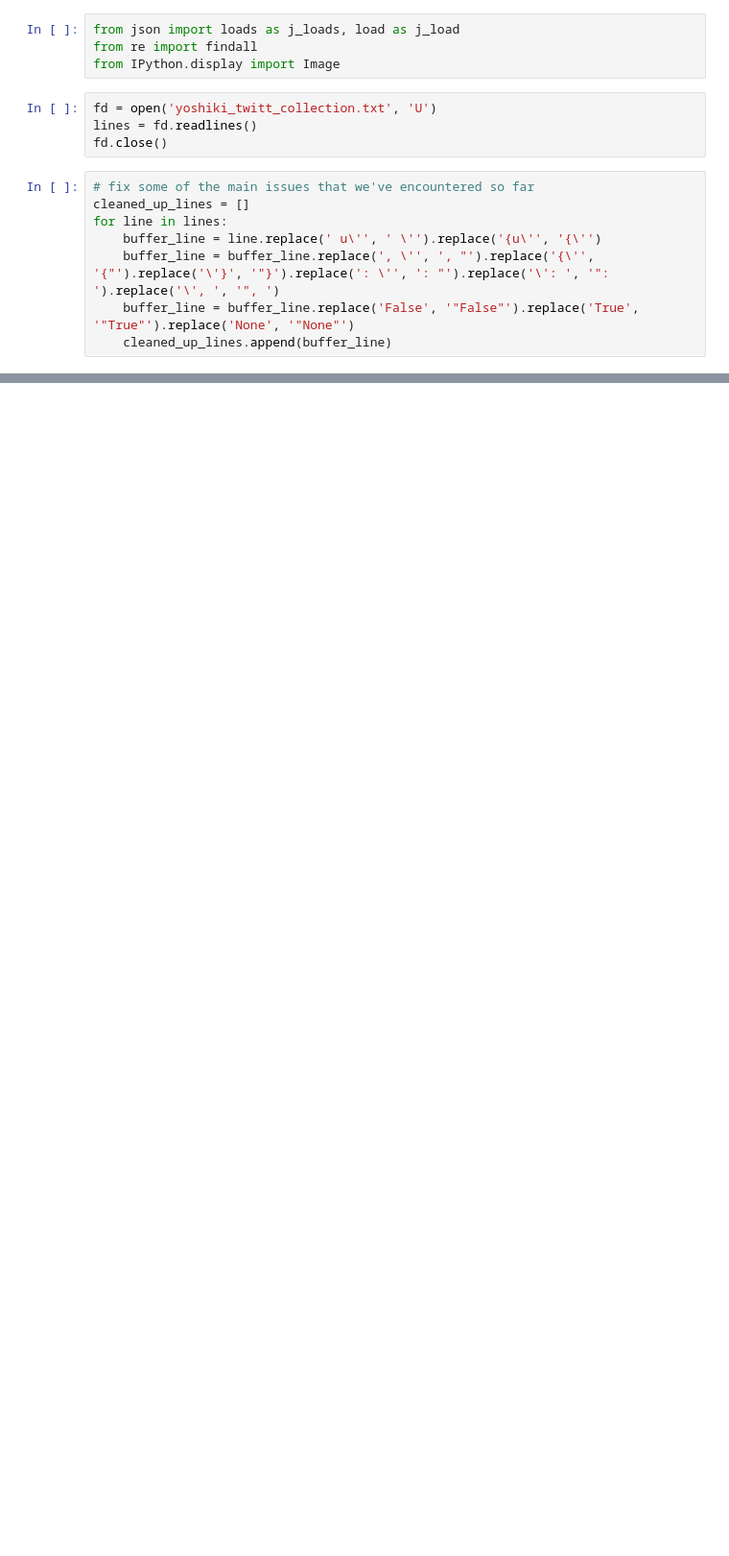
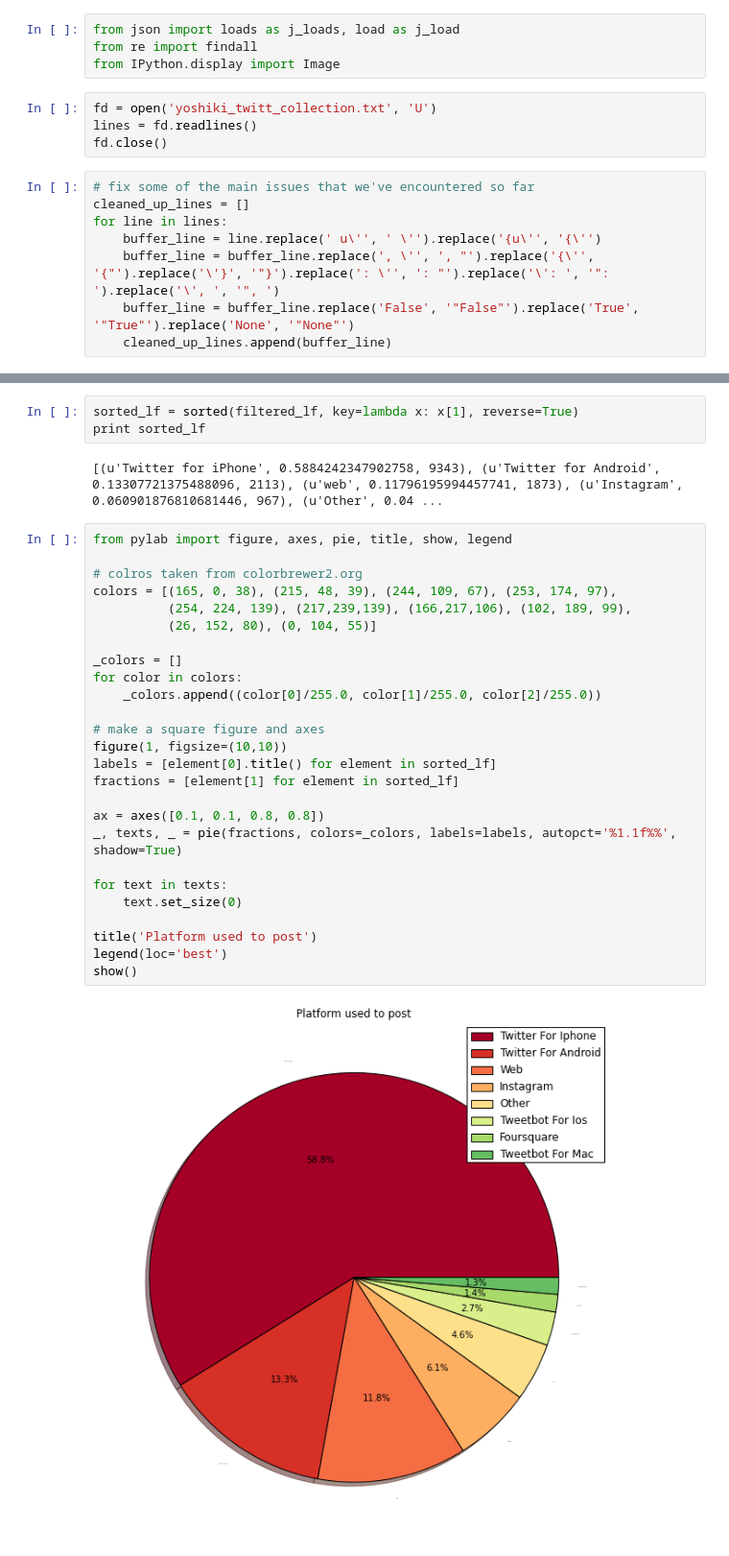
Before and after one commit to taketherose09/tweets, a Jupyter notebook: Data Analysis.ipynb, the cells around one changed output, grey strips where cells are left out. Shown at 96% size. Saved outputs shown, nothing was run; the diff lists cells and outputs as text; blank space fills up the shorter version.

Commit message:
Add creation of platform pie chart
This pie chart displays the percent of tweets that were posted from each
platform.

```diff
--- a/Data Analysis.ipynb
+++ b/Data Analysis.ipynb
@@ -78,0 +121,33 @@ Image('word_cloud.png')
+# %%
+sorted_lf = sorted(filtered_lf, key=lambda x: x[1], reverse=True)
+print sorted_lf
+# %% [output]
+[(u'Twitter for iPhone', 0.5884242347902758, 9343), (u'Twitter for Android', 0.13307721375488096, 2113), (u'web', 0.11796195994457741, 1873), (u'Instagram', 0.060901876810681446, 967), (u'Other', 0.04 ...
+# %%
+from pylab import figure, axes, pie, title, show, legend
+
+# colros taken from colorbrewer2.org
+colors = [(165, 0, 38), (215, 48, 39), (244, 109, 67), (253, 174, 97),
+          (254, 224, 139), (217,239,139), (166,217,106), (102, 189, 99),
+          (26, 152, 80), (0, 104, 55)]
+
+_colors = []
+for color in colors:
+    _colors.append((color[0]/255.0, color[1]/255.0, color[2]/255.0))
+
+# make a square figure and axes
+figure(1, figsize=(10,10))
+labels = [element[0].title() for element in sorted_lf]
+fractions = [element[1] for element in sorted_lf]
+
+ax = axes([0.1, 0.1, 0.8, 0.8])
+_, texts, _ = pie(fractions, colors=_colors, labels=labels, autopct='%1.1f%%', shadow=True)
+
+for text in texts:
+    text.set_size(0)
+
+title('Platform used to post')
+legend(loc='best')
+show()
+# %% [output]
+[figure, added]
```
Also changed, not shown: parts of 6 cells of this notebook.
